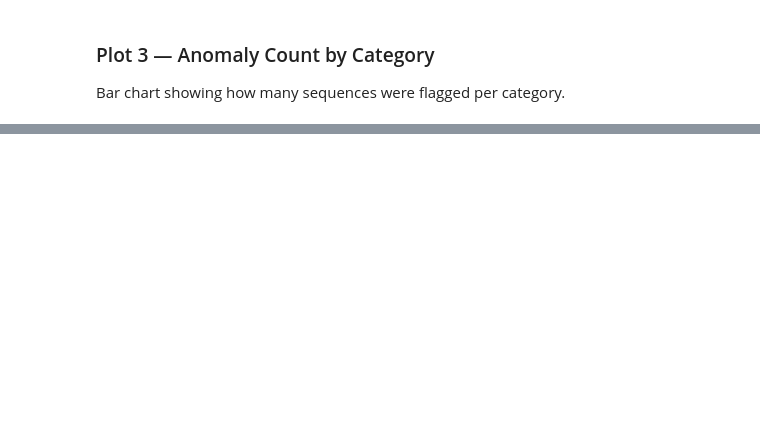
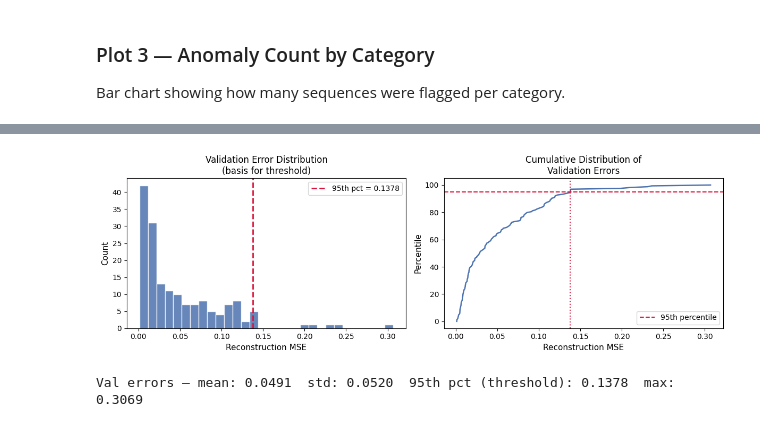
Before and after one commit to sraghbav/freelance-finance-dl, a Jupyter notebook: notebooks/data_demo.ipynb, the cells around one changed output, grey strips where cells are left out. Saved outputs shown, nothing was run; the diff lists cells and outputs as text; code cells hidden in the pictures; blank space fills up the shorter version.

```diff
--- a/notebooks/data_demo.ipynb
+++ b/notebooks/data_demo.ipynb
@@ -349,0 +357,34 @@ plt.show()
+# %%
+fig, axes = plt.subplots(1, 2, figsize=(12, 4))
+
+# Left: histogram of val errors with threshold
+ax = axes[0]
+ax.hist(val_errors, bins=30, color="#4C72B0", alpha=0.85, edgecolor="white")
+ax.axvline(threshold, color="crimson", linestyle="--", linewidth=2,
+           label=f"95th pct = {threshold:.4f}")
+ax.set_xlabel("Reconstruction MSE", fontsize=11)
+ax.set_ylabel("Count", fontsize=11)
+ax.set_title("Validation Error Distribution\n(basis for threshold)", fontsize=12)
+ax.legend()
+
+# Right: sorted val errors (ECDF-style) so the percentile choice is visually obvious
+ax2 = axes[1]
+sorted_val = np.sort(val_errors)
+pcts = np.linspace(0, 100, len(sorted_val))
+ax2.plot(sorted_val, pcts, color="#4C72B0", linewidth=1.8)
+ax2.axhline(THRESHOLD_PERCENTILE, color="crimson", linestyle="--", linewidth=1.5,
+            label=f"{THRESHOLD_PERCENTILE}th percentile")
+ax2.axvline(threshold, color="crimson", linestyle=":", linewidth=1.5)
+ax2.set_xlabel("Reconstruction MSE", fontsize=11)
+ax2.set_ylabel("Percentile", fontsize=11)
+ax2.set_title("Cumulative Distribution of\nValidation Errors", fontsize=12)
+ax2.legend()
+
+plt.tight_layout()
+plt.show()
+
+print(f"Val errors — mean: {val_errors.mean():.4f}  std: {val_errors.std():.4f}  "
+      f"95th pct (threshold): {threshold:.4f}  max: {val_errors.max():.4f}")
+# %% [output]
+[figure, added]
+Val errors — mean: 0.0491  std: 0.0520  95th pct (threshold): 0.1378  max: 0.3069
```
Also changed, not shown: parts of 12 cells of this notebook, 1 other file.
